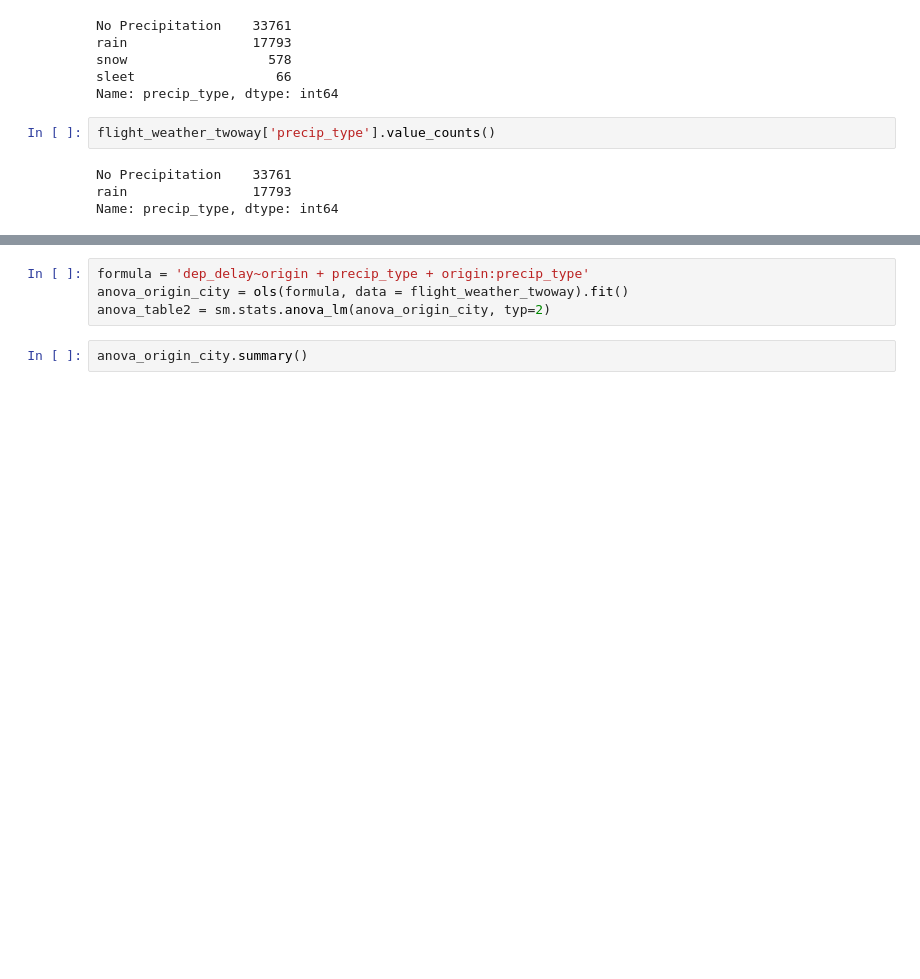
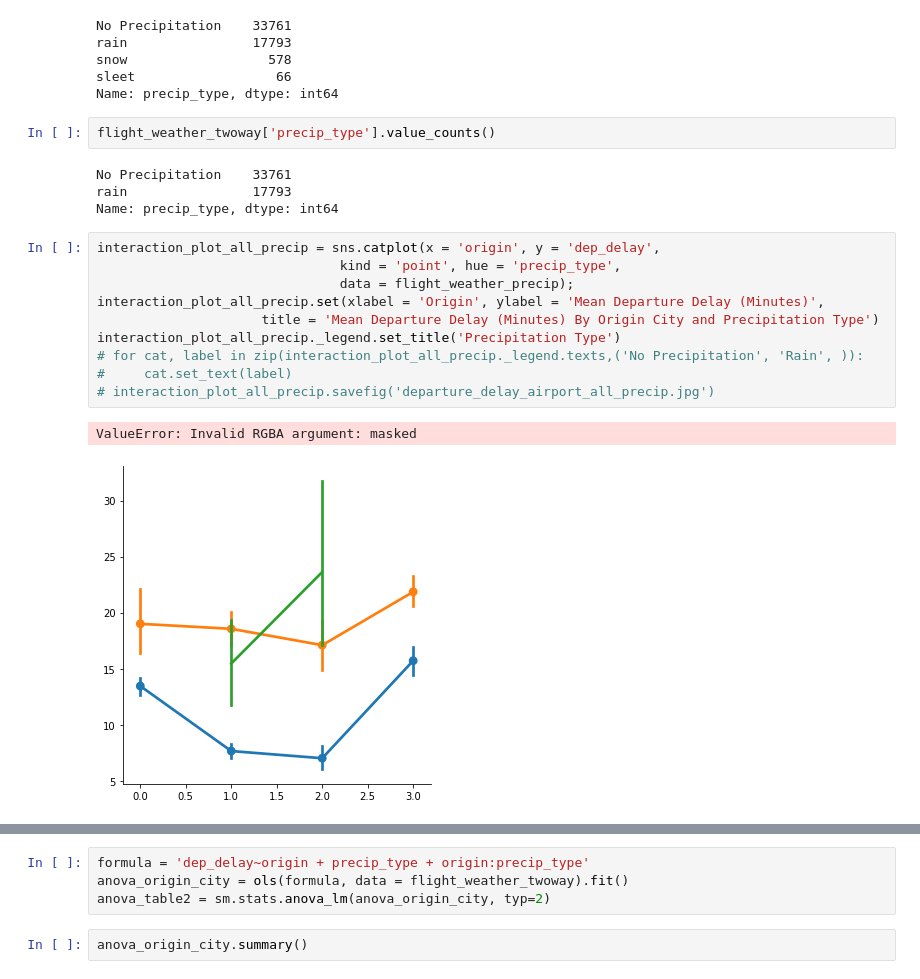
Before and after one commit to rweng18/aqi_project, a Jupyter notebook: ANOVA_tests.ipynb, the cells around one changed output, grey strips where cells are left out. Saved outputs shown, nothing was run; the diff lists cells and outputs as text; blank space fills up the shorter version.

```diff
--- a/ANOVA_tests.ipynb
+++ b/ANOVA_tests.ipynb
@@ -350,6 +373,19 @@ flight_weather_twoway['precip_type'].value_counts()
 No Precipitation    33761
 rain                17793
 Name: precip_type, dtype: int64
+# %%
+interaction_plot_all_precip = sns.catplot(x = 'origin', y = 'dep_delay',
+                               kind = 'point', hue = 'precip_type',
+                               data = flight_weather_precip);
+interaction_plot_all_precip.set(xlabel = 'Origin', ylabel = 'Mean Departure Delay (Minutes)',
+                     title = 'Mean Departure Delay (Minutes) By Origin City and Precipitation Type')
+interaction_plot_all_precip._legend.set_title('Precipitation Type')
+# for cat, label in zip(interaction_plot_all_precip._legend.texts,('No Precipitation', 'Rain', )):
+#     cat.set_text(label)
+# interaction_plot_all_precip.savefig('departure_delay_airport_all_precip.jpg')
+# %% [output]
+ValueError: Invalid RGBA argument: masked
+[figure, added]
 # %%
 interaction_plot = sns.catplot(x = 'origin', y = 'dep_delay',
                                hue = 'precip_type', kind = 'point',
```
Also changed, not shown: parts of 22 cells of this notebook, 9 other files.
